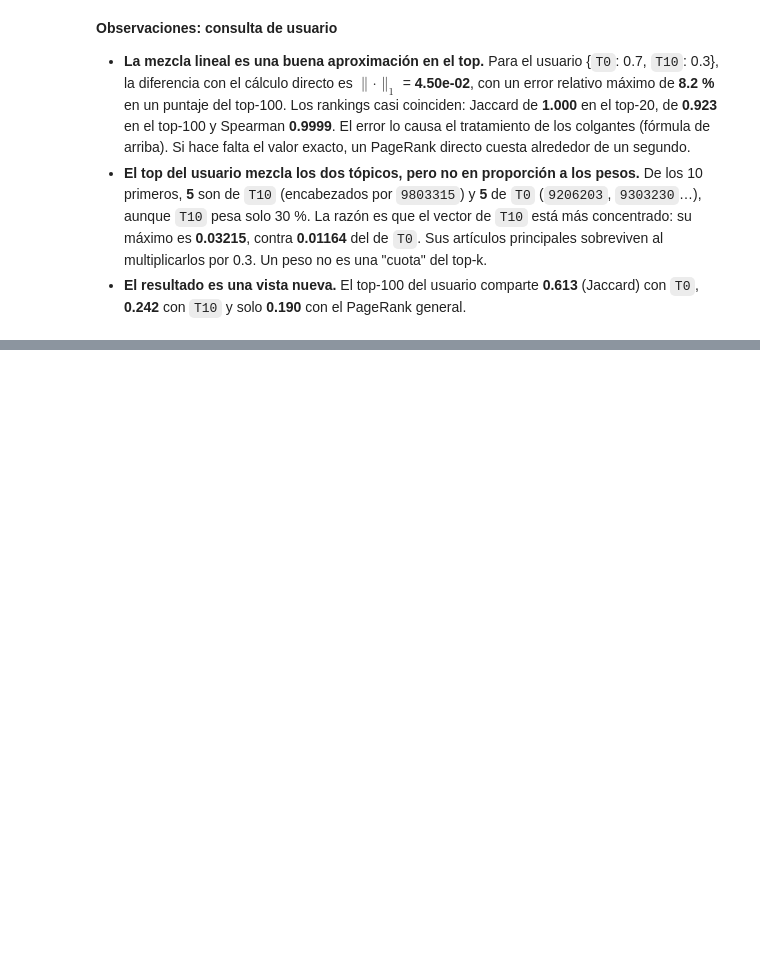
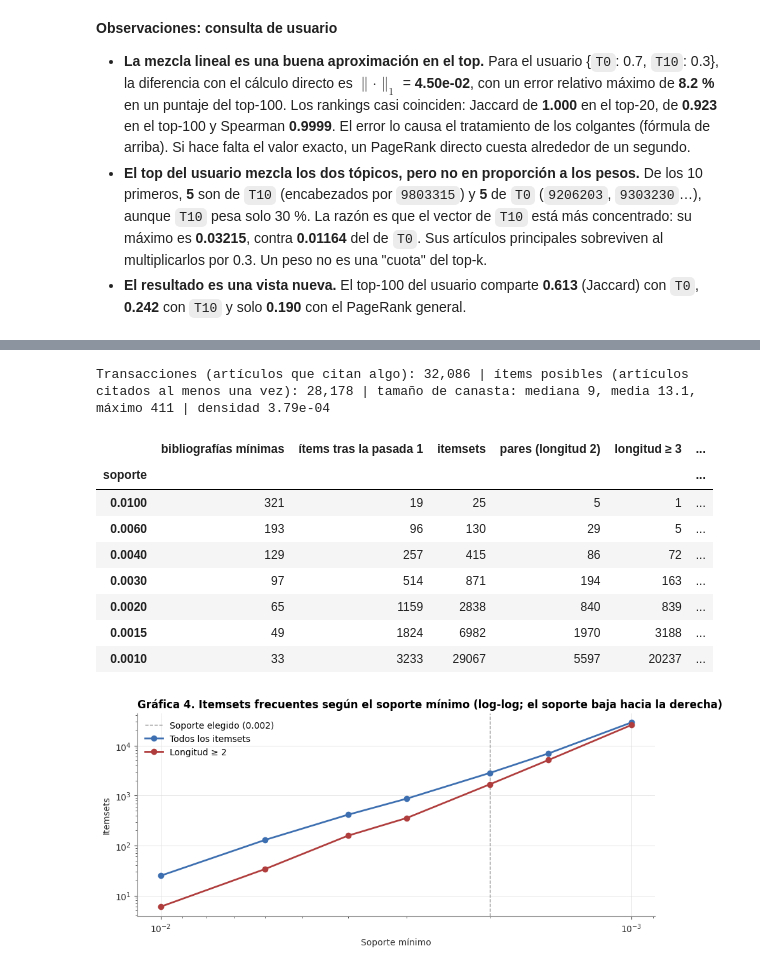
Before and after one commit to makore-0612/T3_DMII, a Jupyter notebook: cit-HepPh/notebooks/03_topic_sensitive.ipynb, the cells around one changed output, grey strips where cells are left out. Drawn from its saved outputs; the diff is of its cells as text; code cells hidden in the pictures; blank space fills up the shorter version.

```diff
--- a/cit-HepPh/notebooks/03_topic_sensitive.ipynb
+++ b/cit-HepPh/notebooks/03_topic_sensitive.ipynb
@@ -761,0 +786,77 @@ Jaccard top-100 del usuario (directo) con T0: 0.613 | con T10: 0.242 | con el ge
+# %%
+# Transacciones: la bibliografía de cada artículo como canasta de artículos citados
+citan = np.asarray(A_sf.sum(axis=1)).ravel() > 0
+T = A_sf[citan].astype(bool).tocsr()
+n_trans = T.shape[0]
+frec_item = np.asarray(T.sum(axis=0)).ravel()
+tam_canasta = np.asarray(T.sum(axis=1)).ravel()
+print(f"Transacciones (artículos que citan algo): {n_trans:,} | ítems posibles (artículos citados al menos una vez): "
+      f"{(frec_item > 0).sum():,} | tamaño de canasta: mediana {np.median(tam_canasta):.0f}, media {tam_canasta.mean():.1f}, "
+      f"máximo {tam_canasta.max():.0f} | densidad {T.nnz / (n_trans * n):.2e}")
+
+
+def minar(soporte):
+    """
+    Corre FP-Growth sobre las bibliografías después de la primera pasada (ítems con soporte suficiente).
+
+    Parámetros
+    ----------
+    soporte : float
+        Soporte mínimo (fracción de transacciones).
+
+    Retorna
+    -------
+    pd.DataFrame
+        Itemsets frecuentes con columnas `support`, `itemsets` (frozenset de IDs) y `longitud`.
+    """
+    frecuentes = frec_item >= soporte * n_trans
+    with warnings.catch_warnings():
+        # El DataFrame disperso booleano que pide mlxtend usa un fill_value que pandas marca como obsoleto; no afecta el resultado
+        warnings.simplefilter("ignore", FutureWarning)
+        X = pd.DataFrame.sparse.from_spmatrix(T[:, frecuentes], columns=nodos.loc[frecuentes, "id"].to_numpy())
+        resultado = fpgrowth(X, min_support=soporte, use_colnames=True)
+    return resultado.assign(longitud=resultado["itemsets"].map(len))
+
+
+barrido = []
+for s_min in [0.01, 0.006, 0.004, 0.003, 0.002, 0.0015, 0.001]:
+    t0 = time.perf_counter()
+    r = minar(s_min)
+    barrido.append({"soporte": s_min, "bibliografías mínimas": int(np.ceil(s_min * n_trans)),
+                    "ítems tras la pasada 1": int((frec_item >= s_min * n_trans).sum()), "itemsets": len(r),
+                    "pares (longitud 2)": int((r["longitud"] == 2).sum()),
+                    "longitud ≥ 3": int((r["longitud"] >= 3).sum()), "longitud máxima": int(r["longitud"].max()),
+                    "segundos": round(time.perf_counter() - t0, 1)})
+barrido = pd.DataFrame(barrido).set_index("soporte")
+barrido["crecimiento"] = (barrido["itemsets"] / barrido["itemsets"].shift(1)).round(2)
+display(barrido)
+
+# Soporte elegido: el más bajo con a lo más 1,000 pares, para que el análisis siga siendo legible
+SOPORTE = barrido.index[barrido["pares (longitud 2)"] <= 1000].min()
+
+# Gráfica 4. Número de itemsets frecuentes según el soporte mínimo
+fig, ax = plt.subplots(figsize=(9, 4.2))
+ax.axvline(SOPORTE, color=GRIS, linestyle="--", linewidth=1, label=f"Soporte elegido ({SOPORTE})")
+ax.plot(barrido.index, barrido["itemsets"], color=AZUL, marker="o", linewidth=2, label="Todos los itemsets")
+ax.plot(barrido.index, barrido["pares (longitud 2)"] + barrido["longitud ≥ 3"], color=ROJO, marker="o",
+        linewidth=2, label="Longitud ≥ 2")
+ax.set_xscale("log")
+ax.set_yscale("log")
+ax.invert_xaxis()
+estilo_ejes(ax, "Gráfica 4. Itemsets frecuentes según el soporte mínimo (log-log; el soporte baja hacia la derecha)",
+            "Soporte mínimo", "Itemsets", rejilla="both")
+ax.legend(loc="upper left")
+plt.tight_layout()
+plt.show()
+# %% [output]
+Transacciones (artículos que citan algo): 32,086 | ítems posibles (artículos citados al menos una vez): 28,178 | tamaño de canasta: mediana 9, media 13.1, máximo 411 | densidad 3.79e-04
+|  | bibliografías mínimas | ítems tras la pasada 1 | itemsets | pares (longitud 2) | longitud ≥ 3 | ... |
+| soporte |  |  |  |  |  | ... |
+| 0.0100 | 321 | 19 | 25 | 5 | 1 | ... |
+| 0.0060 | 193 | 96 | 130 | 29 | 5 | ... |
+| 0.0040 | 129 | 257 | 415 | 86 | 72 | ... |
+| 0.0030 | 97 | 514 | 871 | 194 | 163 | ... |
+| 0.0020 | 65 | 1159 | 2838 | 840 | 839 | ... |
+| 0.0015 | 49 | 1824 | 6982 | 1970 | 3188 | ... |
+| 0.0010 | 33 | 3233 | 29067 | 5597 | 20237 | ... |
+[figure, added]
```
Also changed, not shown: parts of 17 cells of this notebook, 2 other files.
